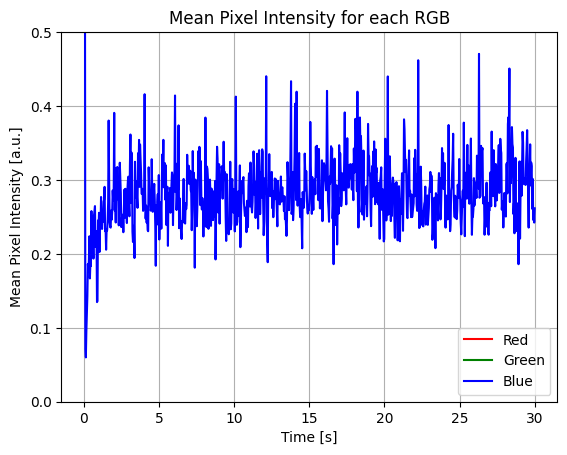
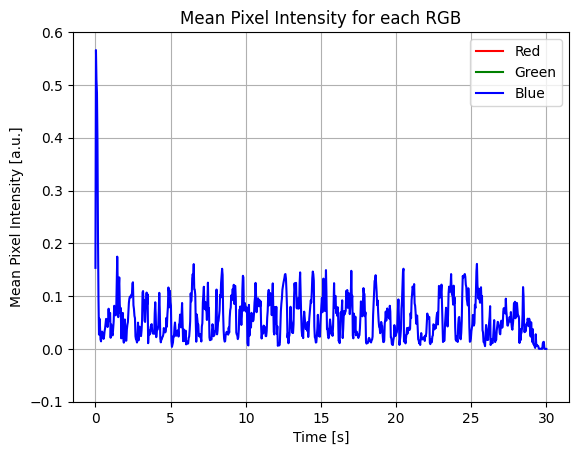
Unified diff of the notebook cell whose output changed from the first chart to the second:
--- before
+++ after
@@ -5,5 +5,5 @@
 plt.xlabel("Time [s]")
 plt.ylabel("Mean Pixel Intensity [a.u.]")
-plt.ylim(0,0.5)
+plt.ylim(-0.1,0.6)
 plt.legend()
 plt.grid(True)

Commit: changed some of the notebook code